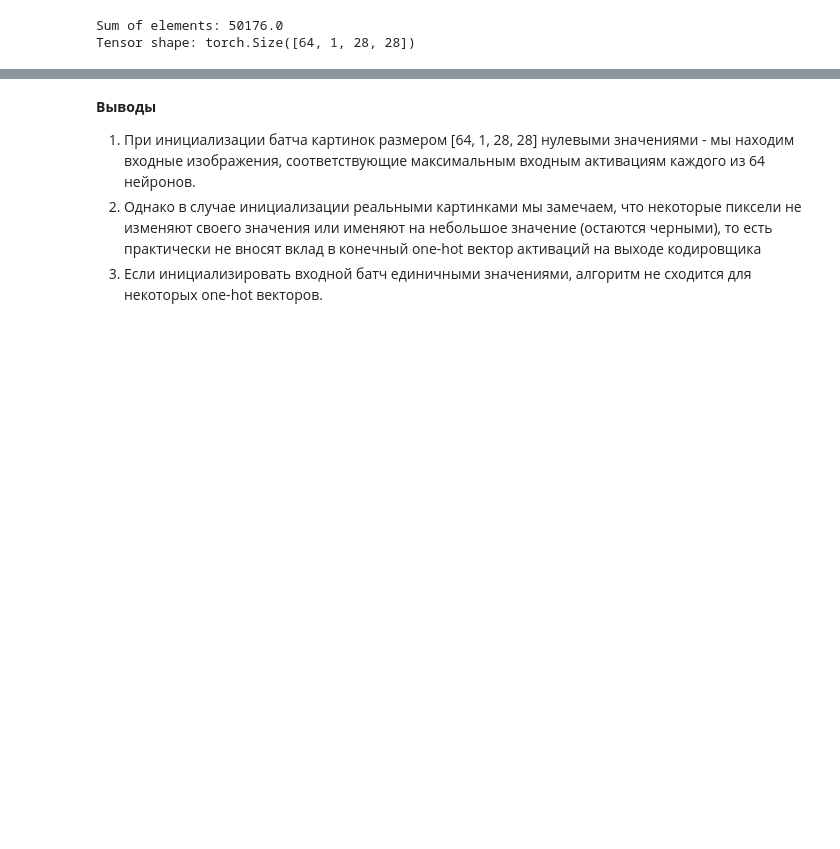
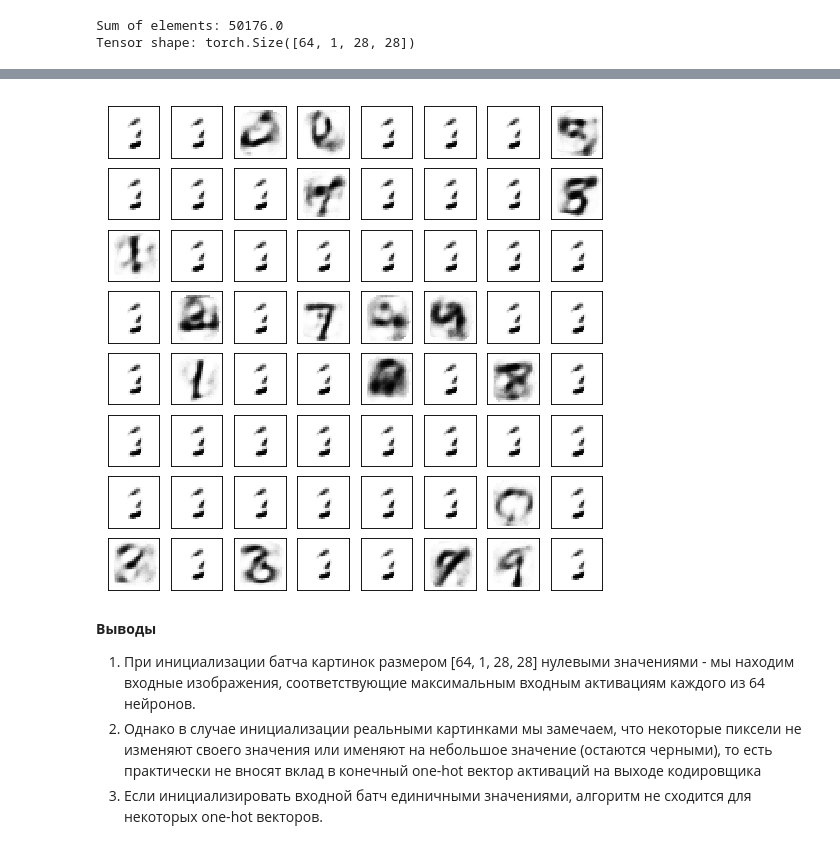
Before and after one commit to golovenkov/ml_otus, a Jupyter notebook: month1/hw_4/hw_4_sparse_ae_task3.ipynb, the cells around one changed output, grey strips where cells are left out. Cells and saved outputs as stored; diff of their text form; code cells hidden in the pictures; blank space fills up the shorter version.

```diff
--- a/month1/hw_4/hw_4_sparse_ae_task3.ipynb
+++ b/month1/hw_4/hw_4_sparse_ae_task3.ipynb
@@ -334,3 +346,9 @@ plot_mnist(w_to_plot, shape=(8, 8))
+# %%
+decoded = model64.D(model64.E(w.view(-1, 28*28)))
+dec_to_plot = ((decoded.view(-1, 1, 28, 28)+1)*0.5).clamp(0, 1).data.cpu().numpy()
+plot_mnist(dec_to_plot, shape=(8, 8))
+# %% [output]
+[figure, added]
 # %% [markdown]
 **Выводы**
 1. При инициализации батча картинок размером [64, 1, 28, 28] нулевыми значениями - мы находим входные изображения, соответствующие максимальным входным активациям каждого из 64 нейронов.
```
Also changed, not shown: parts of 7 cells of this notebook.
